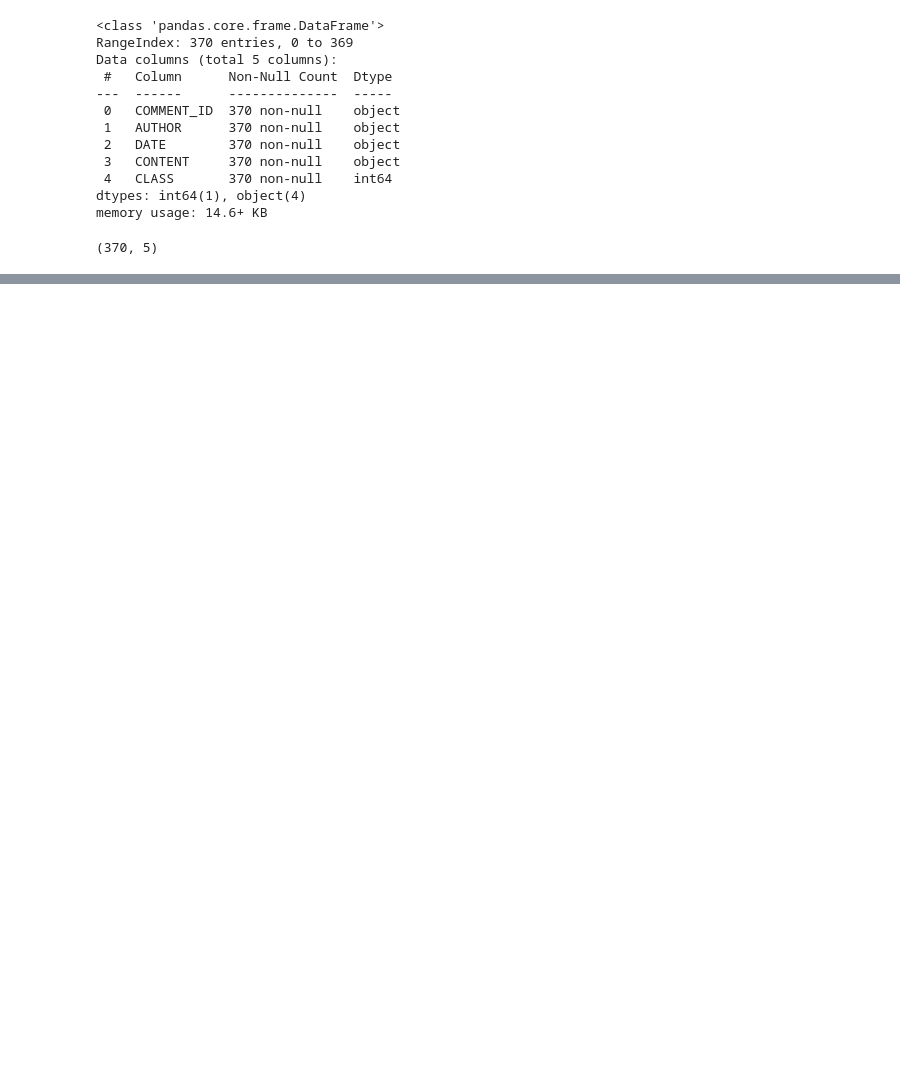
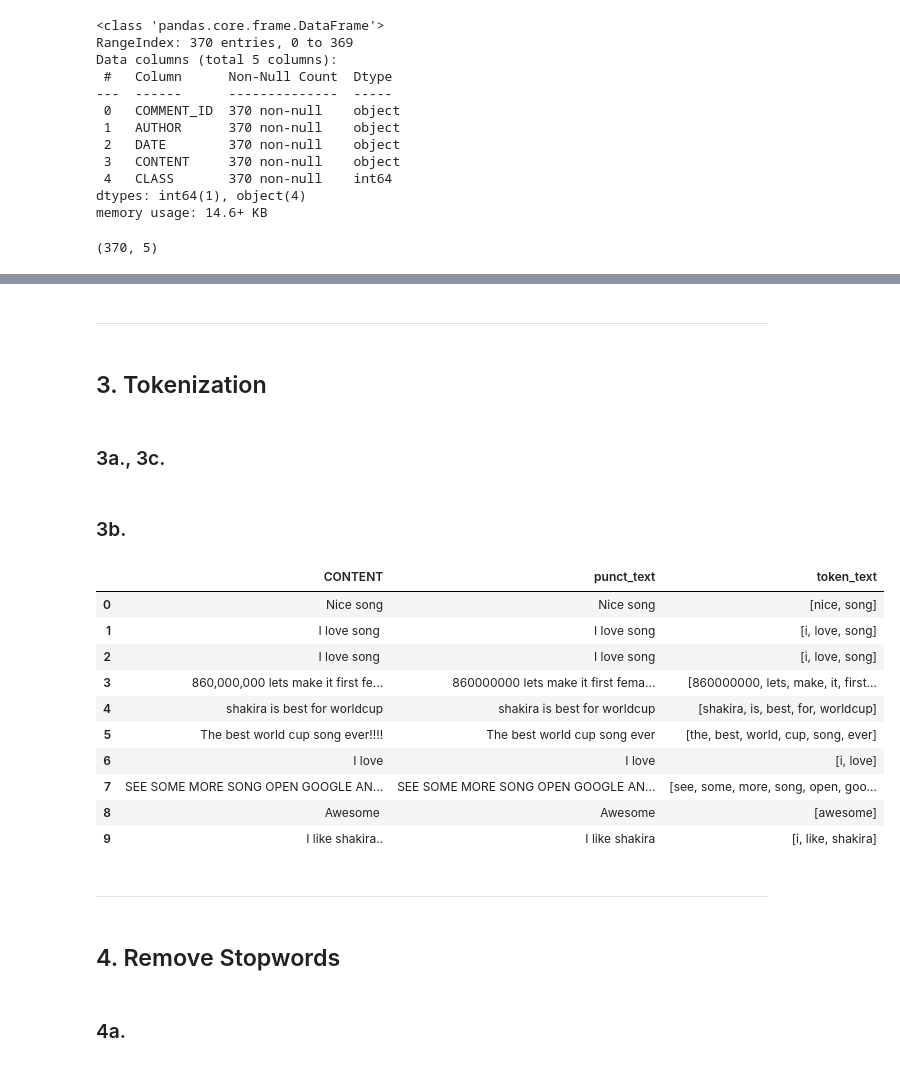
Before and after one commit to doraicharan/loyalist_assignment, a Jupyter notebook: nlp_ass2/nlp_ass2.ipynb, the cells around one changed output, grey strips where cells are left out. Drawn from its saved outputs; the diff is of its cells as text; code cells hidden in the pictures; blank space fills up the shorter version.

```diff
--- a/nlp_ass2/nlp_ass2.ipynb
+++ b/nlp_ass2/nlp_ass2.ipynb
@@ -53,0 +68,2 @@ Name: CONTENT, dtype: object
+# %%
+no_punct = pd.Series(dataset.map(lambda x:remove_punctuatuion(x)), name="punct_text")
@@ -53,0 +79,2 @@ Name: CONTENT, dtype: object
+# %%
+dataset = pd.concat([dataset, no_punct], axis=1)
@@ -53,0 +97,6 @@ Name: CONTENT, dtype: object
+# %% [markdown]
+---
+# %% [markdown]
+## 3. Tokenization
+# %% [markdown]
+### 3a., 3c.
@@ -53,0 +105,26 @@ Name: CONTENT, dtype: object
+# %%
+token_text = pd.Series(dataset['punct_text'].map(lambda x:word_tokenize(x.lower())), name="token_text")
+# %%
+dataset = pd.concat([dataset, token_text], axis=1)
+# %% [markdown]
+### 3b.
+# %%
+dataset.head(10)
+# %% [output]
+|  | CONTENT | punct_text | token_text |
+| 0 | Nice song﻿ | Nice song | [nice, song] |
+| 1 | I love song ﻿ | I love song | [i, love, song] |
+| 2 | I love song ﻿ | I love song | [i, love, song] |
+| 3 | 860,000,000 lets make it first fe... | 860000000 lets make it first fema... | [860000000, lets, make, it, first... |
+| 4 | shakira is best for worldcup﻿ | shakira is best for worldcup | [shakira, is, best, for, worldcup] |
+| 5 | The best world cup song ever!!!!﻿ | The best world cup song ever | [the, best, world, cup, song, ever] |
+| 6 | I love﻿ | I love | [i, love] |
+| 7 | SEE SOME MORE SONG OPEN GOOGLE AN... | SEE SOME MORE SONG OPEN GOOGLE AN... | [see, some, more, song, open, goo... |
+| 8 | Awesome ﻿ | Awesome | [awesome] |
+| 9 | I like shakira..﻿ | I like shakira | [i, like, shakira] |
+# %% [markdown]
+---
+# %% [markdown]
+## 4. Remove Stopwords
+# %% [markdown]
+### 4a.
```
Also changed, not shown: parts of 50 cells of this notebook, 1 other file.
